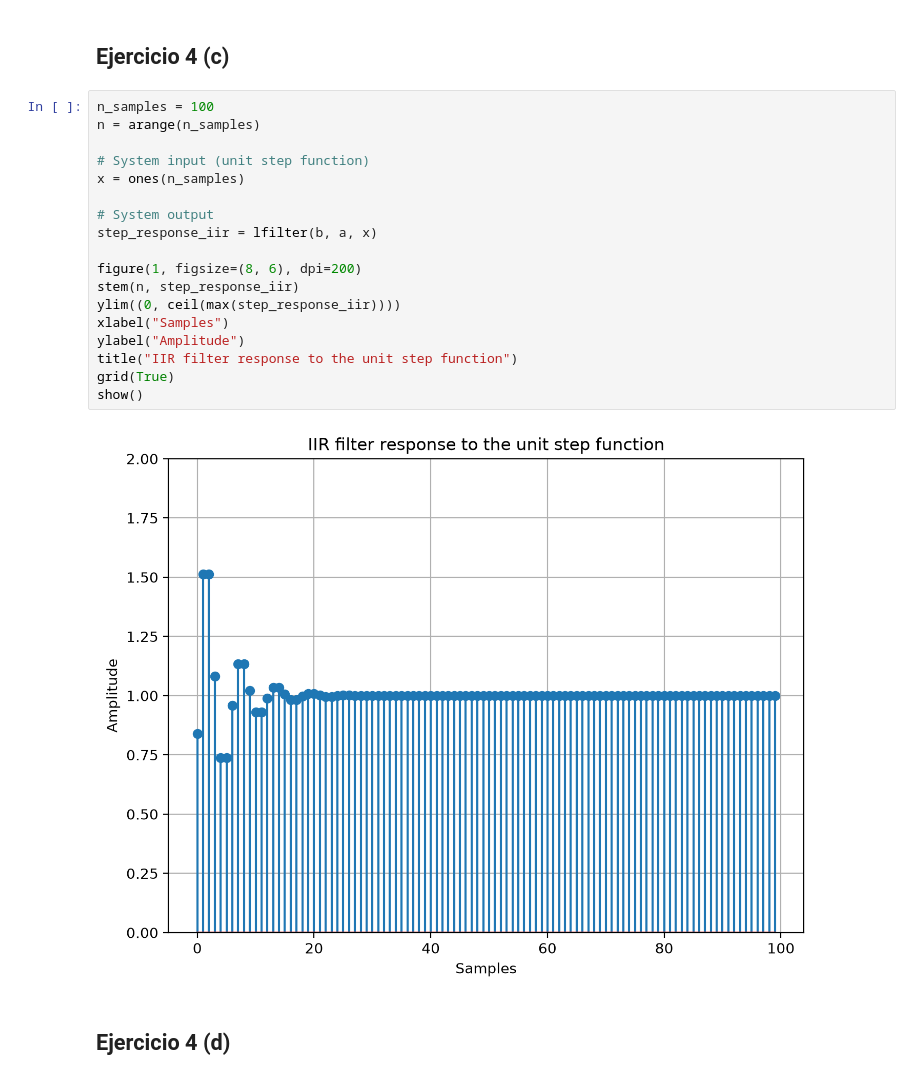
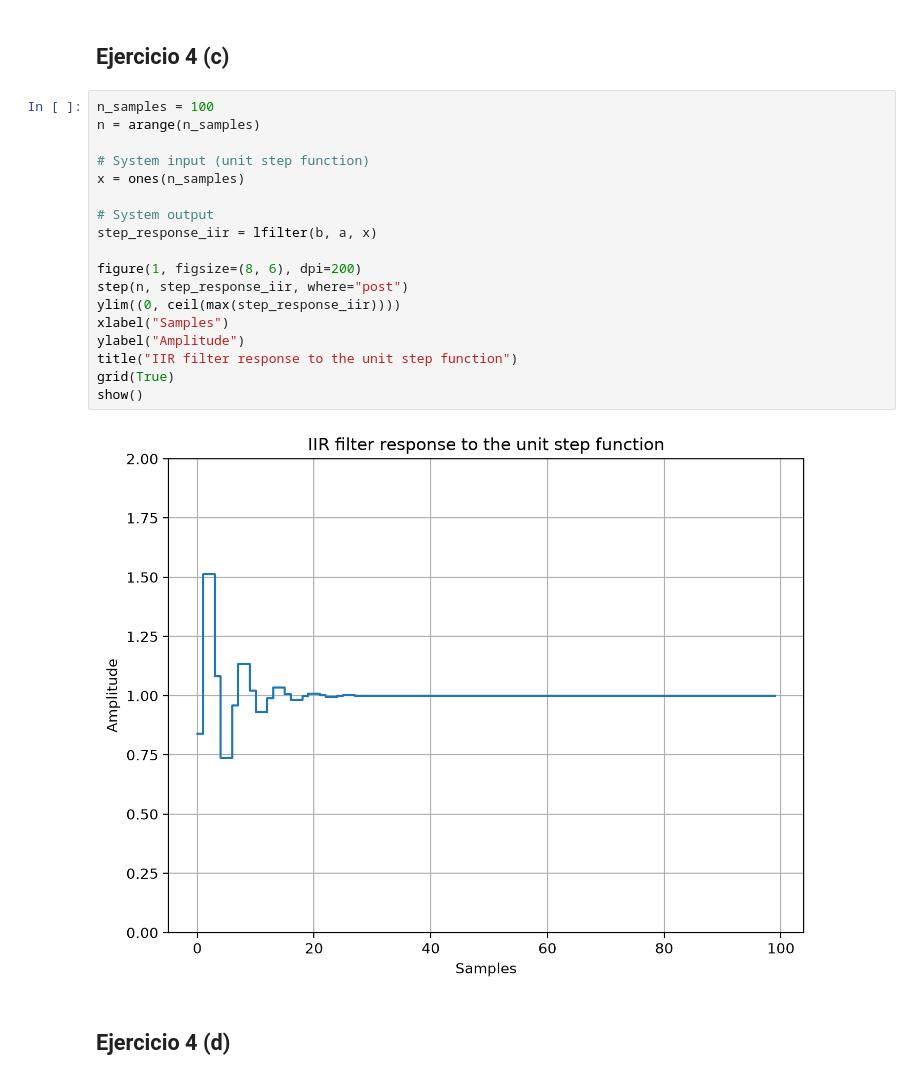
Before and after one commit to estanislaocrivos/digital-signal-processing-course, a Jupyter notebook: gp-01/ej-04.ipynb, the cells around one changed output. Drawn from its saved outputs; the diff is of its cells as text.

```diff
--- a/gp-01/ej-04.ipynb
+++ b/gp-01/ej-04.ipynb
@@ -147,23 +144,23 @@ show()
 # %%
 n_samples = 100
 n = arange(n_samples)
 
 # System input (unit step function)
 x = ones(n_samples)
 
 # System output
 step_response_iir = lfilter(b, a, x)
 
 figure(1, figsize=(8, 6), dpi=200)
-stem(n, step_response_iir)
+step(n, step_response_iir, where="post")
 ylim((0, ceil(max(step_response_iir))))
 xlabel("Samples")
 ylabel("Amplitude")
 title("IIR filter response to the unit step function")
 grid(True)
 show()
 # %% [output]
-[figure, old version]
+[figure, new version]
 # %% [markdown]
 ## Ejercicio 4 (d)
 # %%
```
Also changed, not shown: parts of 6 cells of this notebook.
